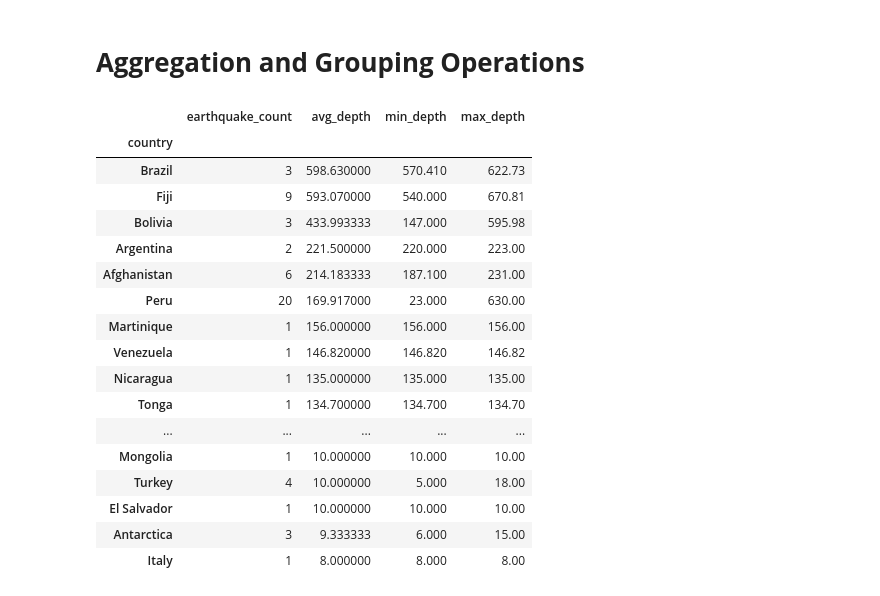
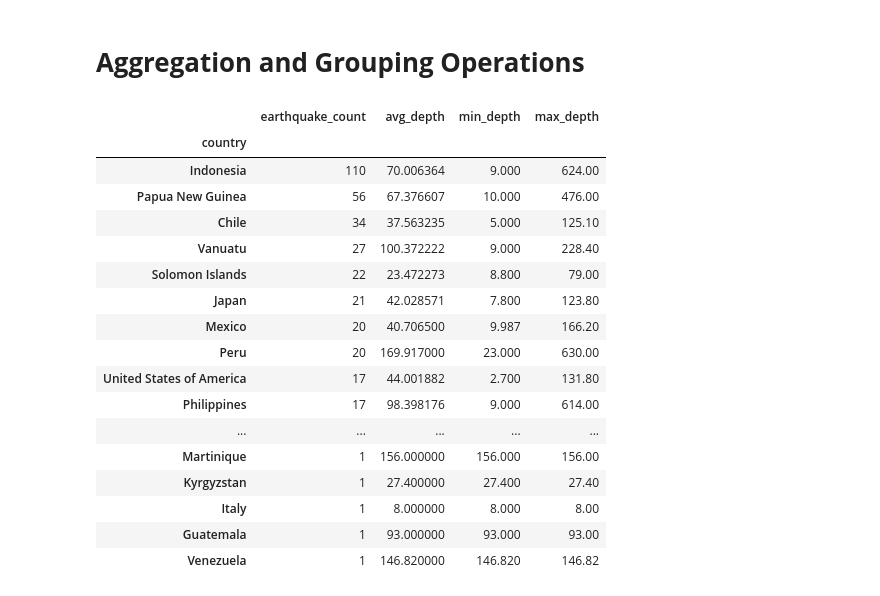
Before and after one commit to BunnyBea83/DSD_Earthquake_Presentation, a Jupyter notebook: joe.ipynb, the cells around one changed output. Saved outputs shown, nothing was run; the diff lists cells and outputs as text; code cells hidden in the pictures.

Commit message:
updated aggregration to sort by earthquake_count

```diff
--- a/joe.ipynb
+++ b/joe.ipynb
@@ -183,28 +183,28 @@ plt.show()
 # %%
 average_depth = eq_data.groupby("country").agg(
     earthquake_count=("depth", "count"),
     avg_depth=("depth", "mean"),
     min_depth=("depth", "min"),
     max_depth=("depth", "max")
-).sort_values("avg_depth", ascending=False)
+).sort_values("earthquake_count", ascending=False)
 
 average_depth
 # %% [output]
 |  | earthquake_count | avg_depth | min_depth | max_depth |
 | country |  |  |  |  |
-| Brazil | 3 | 598.630000 | 570.410 | 622.73 |
-| Fiji | 9 | 593.070000 | 540.000 | 670.81 |
-| Bolivia | 3 | 433.993333 | 147.000 | 595.98 |
-| Argentina | 2 | 221.500000 | 220.000 | 223.00 |
-| Afghanistan | 6 | 214.183333 | 187.100 | 231.00 |
+| Indonesia | 110 | 70.006364 | 9.000 | 624.00 |
+| Papua New Guinea | 56 | 67.376607 | 10.000 | 476.00 |
+| Chile | 34 | 37.563235 | 5.000 | 125.10 |
+| Vanuatu | 27 | 100.372222 | 9.000 | 228.40 |
+| Solomon Islands | 22 | 23.472273 | 8.800 | 79.00 |
+| Japan | 21 | 42.028571 | 7.800 | 123.80 |
+| Mexico | 20 | 40.706500 | 9.987 | 166.20 |
 | Peru | 20 | 169.917000 | 23.000 | 630.00 |
+| United States of America | 17 | 44.001882 | 2.700 | 131.80 |
+| Philippines | 17 | 98.398176 | 9.000 | 614.00 |
+| ... | ... | ... | ... | ... |
 | Martinique | 1 | 156.000000 | 156.000 | 156.00 |
+| Kyrgyzstan | 1 | 27.400000 | 27.400 | 27.40 |
+| Italy | 1 | 8.000000 | 8.000 | 8.00 |
+| Guatemala | 1 | 93.000000 | 93.000 | 93.00 |
 | Venezuela | 1 | 146.820000 | 146.820 | 146.82 |
-| Nicaragua | 1 | 135.000000 | 135.000 | 135.00 |
-| Tonga | 1 | 134.700000 | 134.700 | 134.70 |
-| ... | ... | ... | ... | ... |
-| Mongolia | 1 | 10.000000 | 10.000 | 10.00 |
-| Turkey | 4 | 10.000000 | 5.000 | 18.00 |
-| El Salvador | 1 | 10.000000 | 10.000 | 10.00 |
-| Antarctica | 3 | 9.333333 | 6.000 | 15.00 |
-| Italy | 1 | 8.000000 | 8.000 | 8.00 |
```
